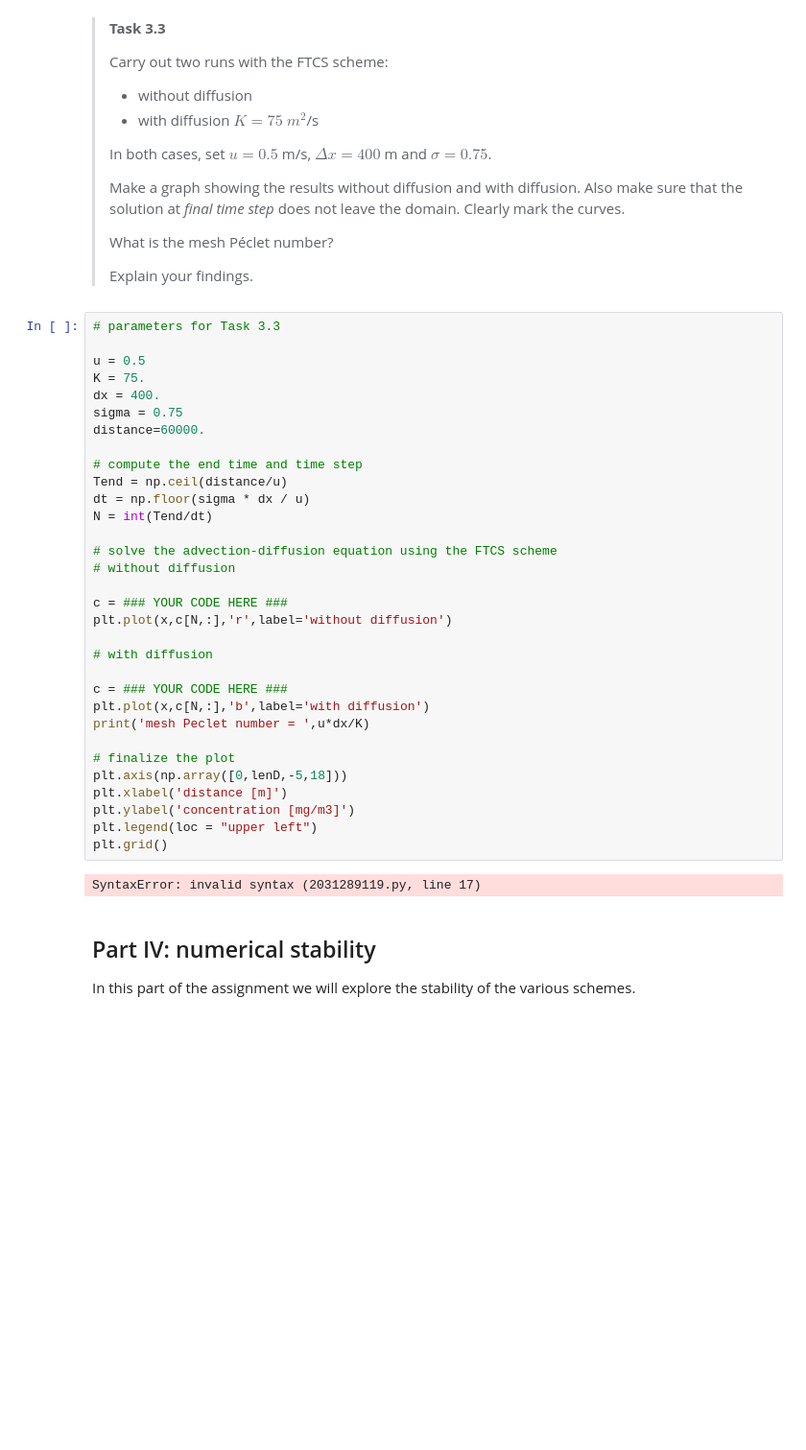
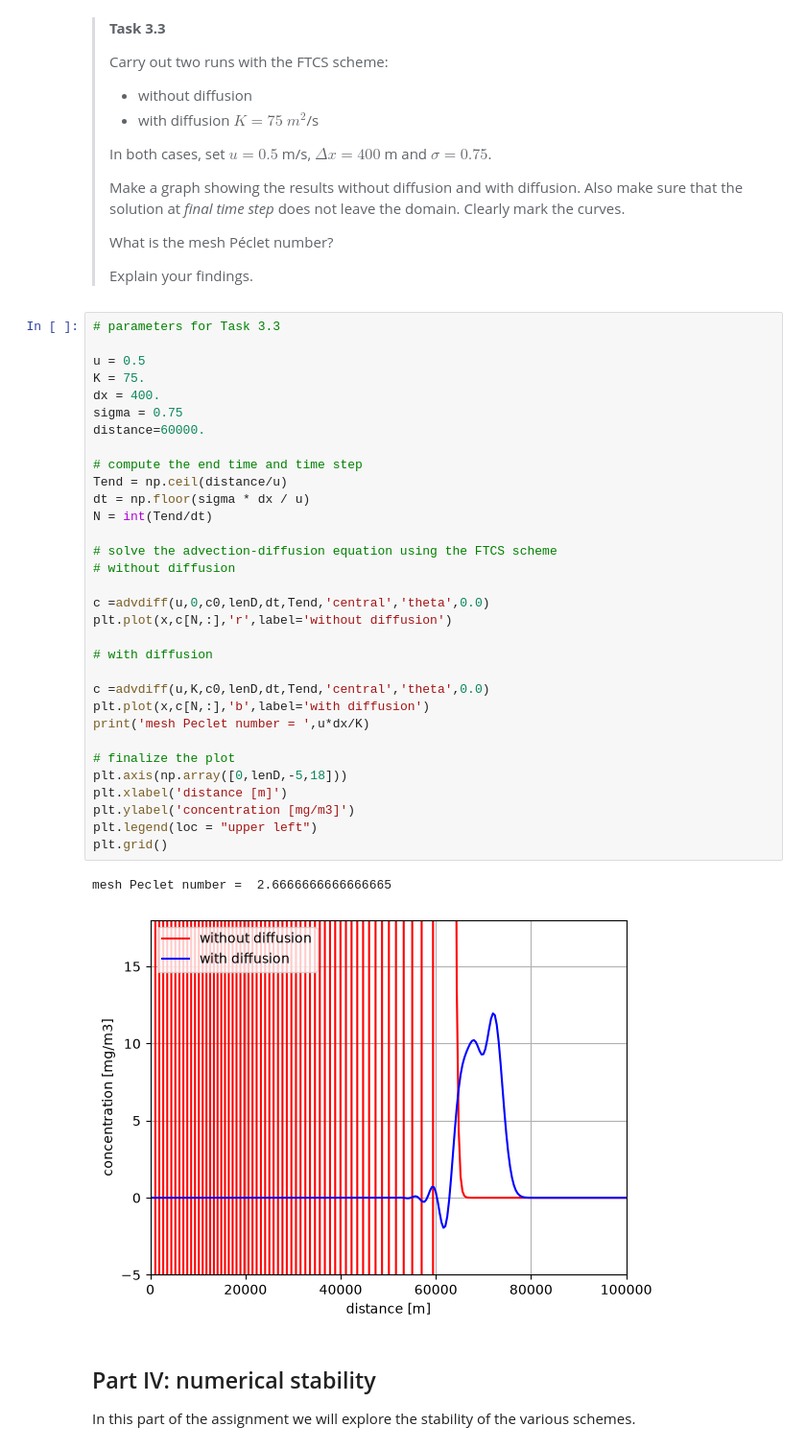
Before and after one commit to vy4syv4s/Group-Assignment-2.1, a Jupyter notebook: grp09.ipynb, the cells around one changed output. Shown at 96% size. Cells and saved outputs as stored; diff of their text form; blank space fills up the shorter version.

```diff
--- a/grp09.ipynb
+++ b/grp09.ipynb
@@ -456,36 +465,37 @@ plt.grid()
 # parameters for Task 3.3
 
 u = 0.5
 K = 75.
 dx = 400.
 sigma = 0.75
 distance=60000.
 
 # compute the end time and time step
 Tend = np.ceil(distance/u)
 dt = np.floor(sigma * dx / u)
 N = int(Tend/dt)
 
 # solve the advection-diffusion equation using the FTCS scheme
 # without diffusion
 
-c = ### YOUR CODE HERE ###
+c =advdiff(u,0,c0,lenD,dt,Tend,'central','theta',0.0)
 plt.plot(x,c[N,:],'r',label='without diffusion')
 
 # with diffusion
 
-c = ### YOUR CODE HERE ###
+c =advdiff(u,K,c0,lenD,dt,Tend,'central','theta',0.0)
 plt.plot(x,c[N,:],'b',label='with diffusion')
 print('mesh Peclet number = ',u*dx/K)
 
 # finalize the plot
 plt.axis(np.array([0,lenD,-5,18]))
 plt.xlabel('distance [m]')
 plt.ylabel('concentration [mg/m3]')
 plt.legend(loc = "upper left")
 plt.grid()
 # %% [output]
-SyntaxError: invalid syntax (2031289119.py, line 17)
+mesh Peclet number =  2.6666666666666665
+[figure, added]
 # %% [markdown]
 ## Part IV: numerical stability
 
```
Also changed, not shown: parts of 2 cells of this notebook.
